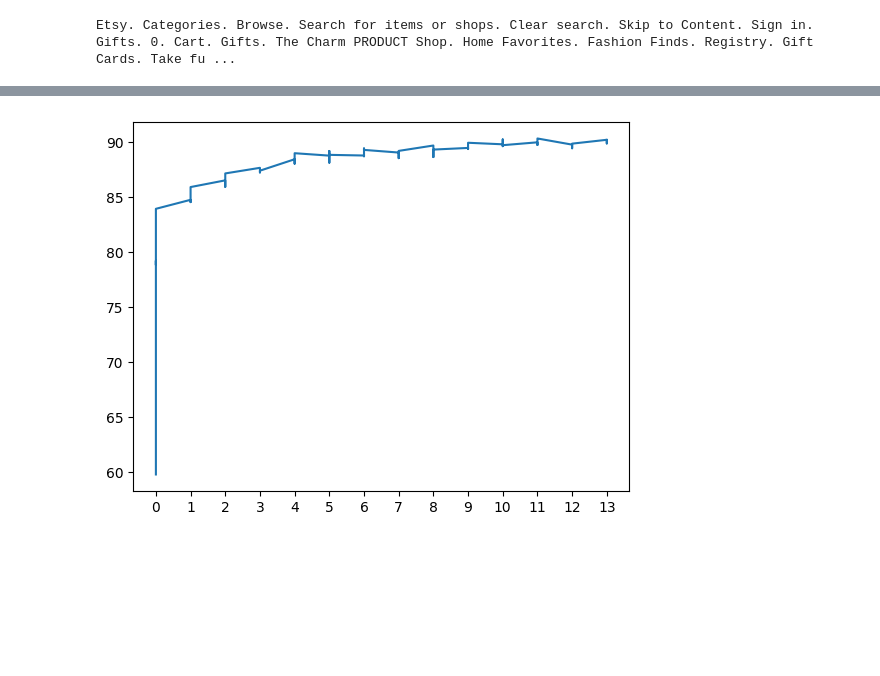
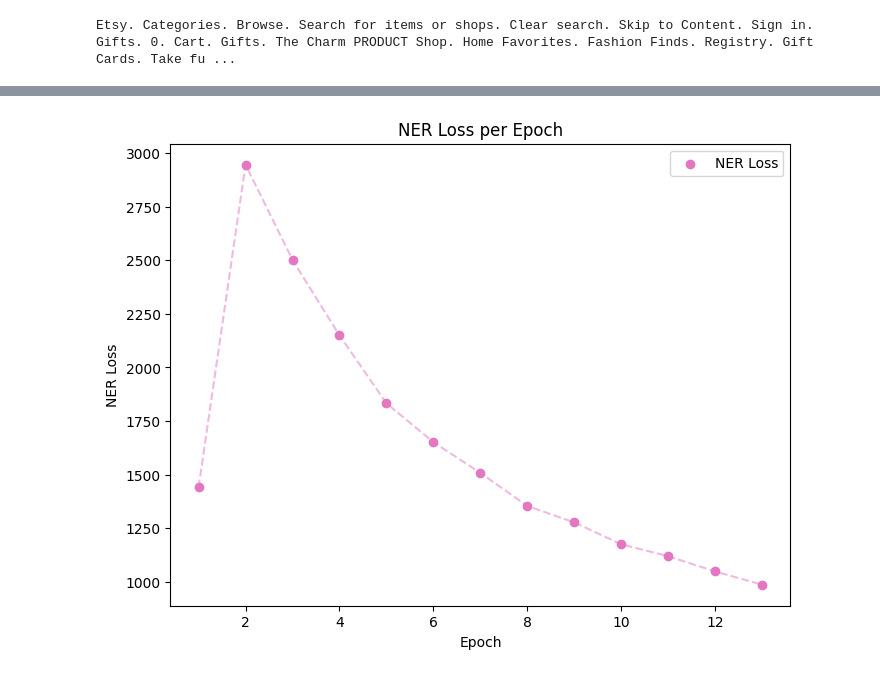
Before and after one commit to maddy-foley/capstone, a Jupyter notebook: notebook/capstone.ipynb, the cells around one changed output, grey strips where cells are left out. Drawn from its saved outputs; the diff is of its cells as text; code cells hidden in the pictures; blank space fills up the shorter version.

Commit message:
main visuals done

```diff
--- a/notebook/capstone.ipynb
+++ b/notebook/capstone.ipynb
@@ -54,57 +96,19 @@ stats = stats_file.read_file()
 # %%
-import matplotlib.widgets as wd
-import matplotlib.pyplot as plt
-import matplotlib
-import numpy as np
 
-# epoch = [n for n in range(len(stats['all']['E']))][1:]
-
-epoch = stats['all']['E']
-ents_f = [float(x) for x in stats['all']['ENTS_F']]
-ents_r = [float(x) for x in stats['all']['ENTS_R']]
-ents_p = [float(x) for x in stats['all']['ENTS_P']]
-tok2vec_loss = [float(x) for x in stats['all']['TOK2VEC_LOSS']]
-ner_loss = [float(x) for x in stats['all']['NER_LOSS']]
-
-redu
-
-prev = None
-start = 0
-end = 1
+tok2vec_loss = [float(x) for x in stats['mean_epoch']['TOK2VEC_LOSS']]
+ner_loss = [float(x) for x in stats['mean_epoch']['NER_LOSS']]
 
 
 
-for i, num in enumerate(epoch):
-    if prev and prev < num:
-        end = i
-        np.mean(ents_f[start:end]))
+fig, ax = plt.subplots(figsize=(8, 6))
 
-
-
-
-# ENTS_P = Precision = Formula: True Pos / (True pos + True Neg), high == few false positives
-# ENTS_R = recall = Formula: True Pos / (True pos + True Neg), high == few false negatives
-# ENTS_F = harmony of p and r. This is the MAIN quality score. Formula: F1 = 2 * (P * R) / (P + R)
-# ner_loss = loss from NER component based on how far the predicted entity spans are from the gold annotations.
-# t = np.arange(0., 5., 0.2)
-
-# plt.figure(figsize=(10, 10))
-# plt.scatter(epoch, ents_f, color='blue', label='F-score')
-# plt.plot(epoch, ents_f, color='blue', linestyle='--', alpha=0.5)
-
-# plt.scatter(epoch, ents_p, color='green', label='Precision')
-# plt.plot(epoch, ents_p, color='green', linestyle='--', alpha=0.5)
-
-# plt.scatter(epoch, ents_r, color='red', label='Recall')
-# plt.plot(epoch, ents_r, color='red', linestyle='--', alpha=0.5)
-# plt.legend(title='Legend')
-
-# plt.xlabel('Epoch')
-# plt.ylabel('Percentage of Quality Guesses per 200 Training Examples')
-# plt.title('NER Prediction Analysis')
-# plt.grid(True)
-fig, ax = plt.subplots()
-ax.plot(epoch,ents_f)
+# NER
+ax.scatter(epoch, ner_loss, color='tab:pink', label='NER Loss')
+ax.plot(epoch, ner_loss, color='tab:pink', linestyle='--', alpha=0.5)
+ax.set_xlabel('Epoch')
+ax.set_ylabel('NER Loss')
+ax.legend(loc='upper right')
+ax.set_title('NER Loss per Epoch')
 plt.show()
 # %% [output]
-[figure, old version]
+[figure, new version]
```
Also changed, not shown: parts of 1 cell of this notebook, 1 other file.
